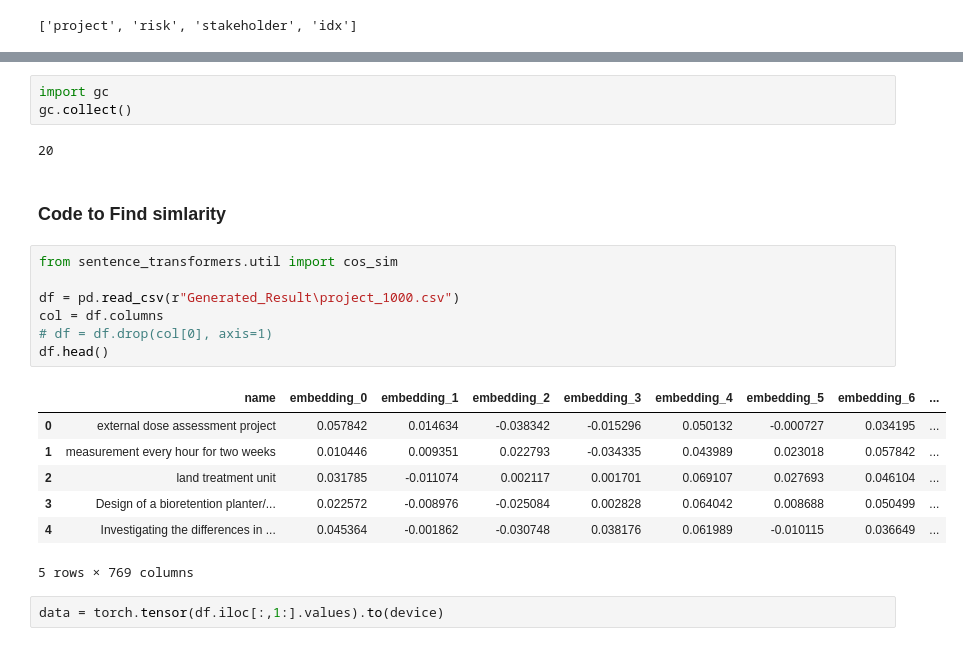
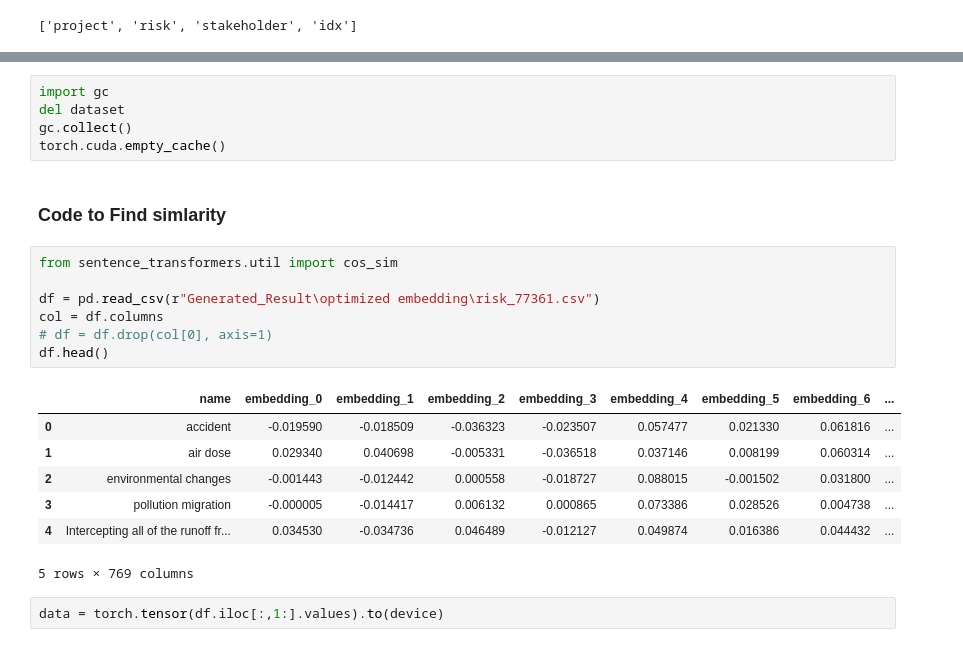
Before and after one commit to sinomark123/knowledge-graph-for-stakeholder-risks-detection-in-mega-infrastructure-projects, a Jupyter notebook: LLama_result_clean/Simlarity_Computing.ipynb, the cells around one changed output, grey strips where cells are left out. Cells and saved outputs as stored; diff of their text form.

```diff
--- a/LLama_result_clean/Simlarity_Computing.ipynb
+++ b/LLama_result_clean/Simlarity_Computing.ipynb
@@ -134,25 +140,25 @@ dataset.head()
 5 rows × 769 columns
 # %%
 import gc
+del dataset
 gc.collect()
+torch.cuda.empty_cache()
-# %% [output]
-20
 # %% [markdown]
 ### Code to Find simlarity
 # %%
 from sentence_transformers.util import cos_sim
 
-df = pd.read_csv(r"Generated_Result\project_1000.csv")
+df = pd.read_csv(r"Generated_Result\optimized embedding\risk_77361.csv")
 col = df.columns
 # df = df.drop(col[0], axis=1)
 df.head()
 # %% [output]
 |  | name | embedding_0 | embedding_1 | embedding_2 | embedding_3 | embedding_4 | embedding_5 | embedding_6 | ... |
-| 0 | external dose assessment project | 0.057842 | 0.014634 | -0.038342 | -0.015296 | 0.050132 | -0.000727 | 0.034195 | ... |
-| 1 | measurement every hour for two weeks | 0.010446 | 0.009351 | 0.022793 | -0.034335 | 0.043989 | 0.023018 | 0.057842 | ... |
-| 2 | land treatment unit | 0.031785 | -0.011074 | 0.002117 | 0.001701 | 0.069107 | 0.027693 | 0.046104 | ... |
-| 3 | Design of a bioretention planter/... | 0.022572 | -0.008976 | -0.025084 | 0.002828 | 0.064042 | 0.008688 | 0.050499 | ... |
-| 4 | Investigating the differences in ... | 0.045364 | -0.001862 | -0.030748 | 0.038176 | 0.061989 | -0.010115 | 0.036649 | ... |
+| 0 | accident | -0.019590 | -0.018509 | -0.036323 | -0.023507 | 0.057477 | 0.021330 | 0.061816 | ... |
+| 1 | air dose | 0.029340 | 0.040698 | -0.005331 | -0.036518 | 0.037146 | 0.008199 | 0.060314 | ... |
+| 2 | environmental changes | -0.001443 | -0.012442 | 0.000558 | -0.018727 | 0.088015 | -0.001502 | 0.031800 | ... |
+| 3 | pollution migration | -0.000005 | -0.014417 | 0.006132 | 0.000865 | 0.073386 | 0.028526 | 0.004738 | ... |
+| 4 | Intercepting all of the runoff fr... | 0.034530 | -0.034736 | 0.046489 | -0.012127 | 0.049874 | 0.016386 | 0.044432 | ... |
 5 rows × 769 columns
 # %%
 data = torch.tensor(df.iloc[:,1:].values).to(device)
```
Also changed, not shown: parts of 17 cells of this notebook, 1 other file.
